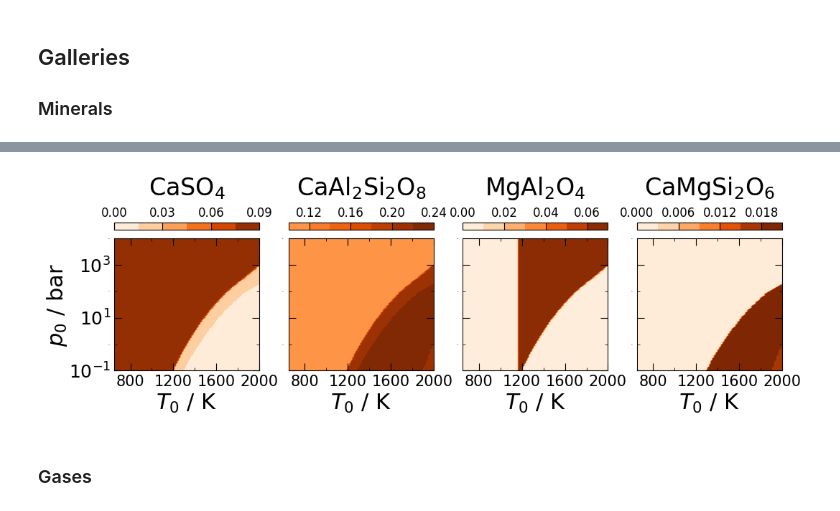
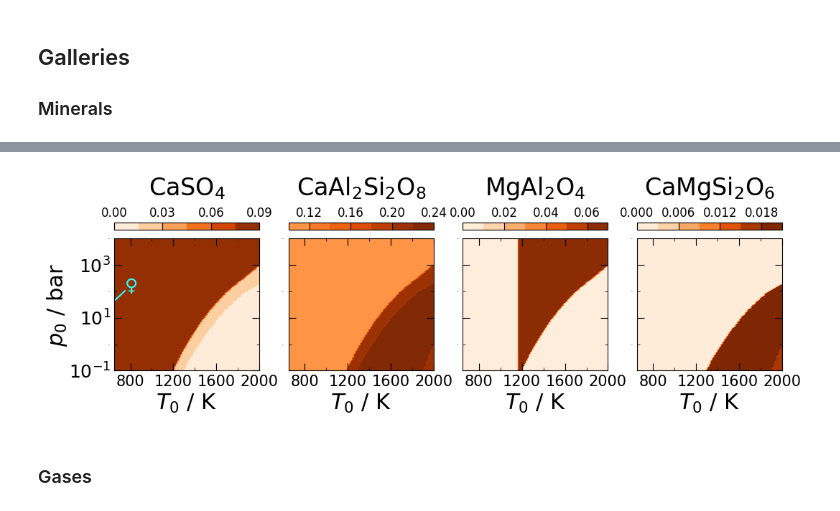
Before and after one commit to xbyrne/sai, a Jupyter notebook: _figures_for_paper.ipynb, the cells around one changed output, grey strips where cells are left out. Drawn from its saved outputs; the diff is of its cells as text; code cells hidden in the pictures.

Commit message:
Annotating grid with Venus conditions

```diff
--- a/_figures_for_paper.ipynb
+++ b/_figures_for_paper.ipynb
@@ -71,6 +71,12 @@ fg.savefig('figures/venus_altitude_abundances.eps',format='eps', bbox_inches='ti
 ## Galleries
 ### Minerals
 # %%
+venus_structure = pd.read_csv('./GGchem/structures/VenusSurfaceExtrapFit.dat',
+                              delim_whitespace=True,
+                              index_col=0)[1:].set_index('z[km]')
+max_alt_km = 12
+venus_structure = venus_structure[venus_structure.index<max_alt_km]
+
 venus_file = '/data/ajnb3/results/grid/grid_output.dat'
 venus_df = myutils.gather_GGchem_results(results_file = venus_file)
 T_K = myutils.squarsh(venus_df, 'T_K')
@@ -80,4 +86,3 @@ cond_cm3_df = 10**venus_df[
      if col[0]=='n' and col!='nHtot']
 ].rename(columns=lambda col:col[1:])
 cond_mf_df = cond_cm3_df.div(cond_cm3_df.sum(axis=1), axis=0)
-cond_mf_df.head()
@@ -107,34 +104,41 @@ lvls = [
 for i, (ax, gallerand, nb, lvl) in enumerate(zip(axs.ravel(), gallerands, nbs, lvls)):
    mf = myutils.squarsh(cond_mf_df, gallerand)
    if gallerand+'[l]' in cond_mf_df.columns:
       mf += myutils.squarsh(cond_mf_df, gallerand+'[l]')
    ax.set_title(myutils.chemlatex(gallerand), y=1.28, fontsize=24)
    ax.set_xticks([800,1200,1600,2000])
    ax.set_xticks([1000,1400,1800], minor=True)
    ax.set_yscale('log')
    ax.set_yticks([1,1e2,1e4], minor=True)
    ax.tick_params(axis='both', which='minor', direction='in',
                   labelsize=0, size=3,
                   top=True, right=True)
    contf = ax.contourf(
       T_K, p_bar, mf,
       vmin=0, vmax=np.max(mf),
       levels=lvl, cmap=cm.Oranges
    )
    cbar = fg.colorbar(contf, ax=ax, location='top')
    cbar.locator = ticker.MaxNLocator(nbins=nb)
    cbar.update_ticks()
    cbar.ax.tick_params(labelsize=12)
    if i!=0:
       ax.set_yticklabels([])
    else:
       ax.set_ylabel(r'$p_0$ / bar', labelpad=0, fontsize=22)
    ax.set_xlabel(r'$T_0$ / K', fontsize=22)
    ax.tick_params(axis='x', which='major', labelsize=15)
 
+ax = axs[0]
+xls = ax.get_xlim()
+venus_col = '#2dffff'
+ax.plot(venus_structure['T[K]'], venus_structure['P[bar]'], c=venus_col)
+ax.annotate('♀', [750,100], c=venus_col)
+ax.set_xlim(xls)
+
 fg.savefig('figures/mineral_gallery.eps',format='eps',bbox_inches='tight')
 # %% [output]
-[figure, old version]
+[figure, new version]
 # %% [markdown]
 ### Gases
 # %%
```
Also changed, not shown: parts of 1 cell of this notebook, 1 other file.
